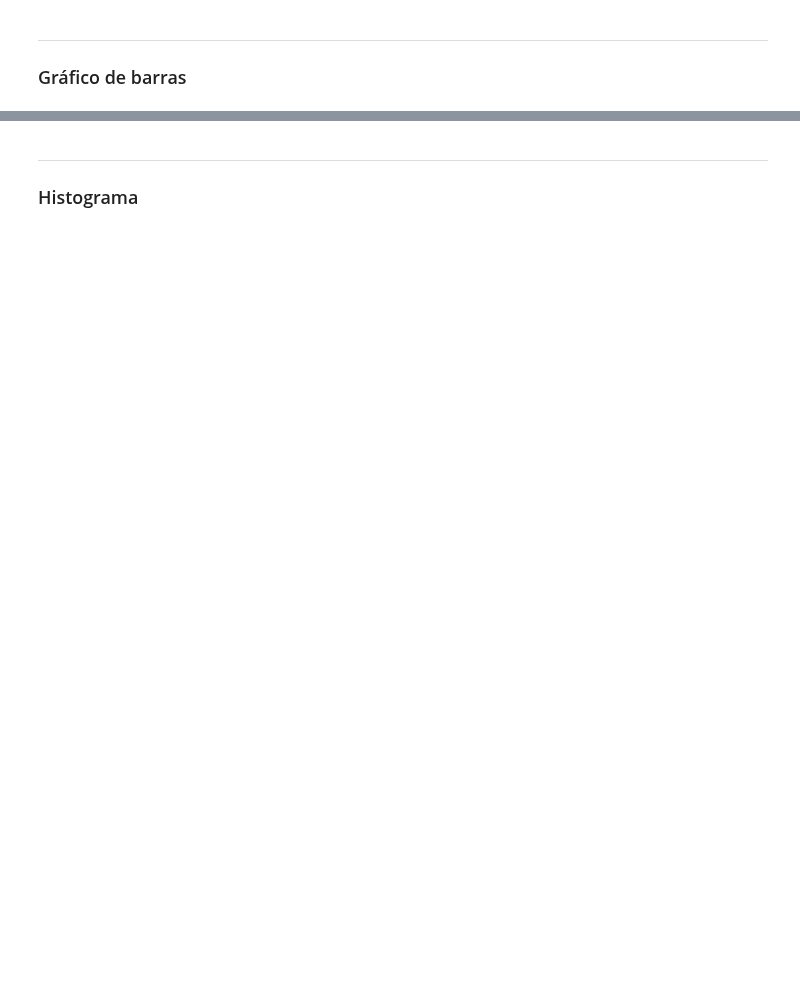
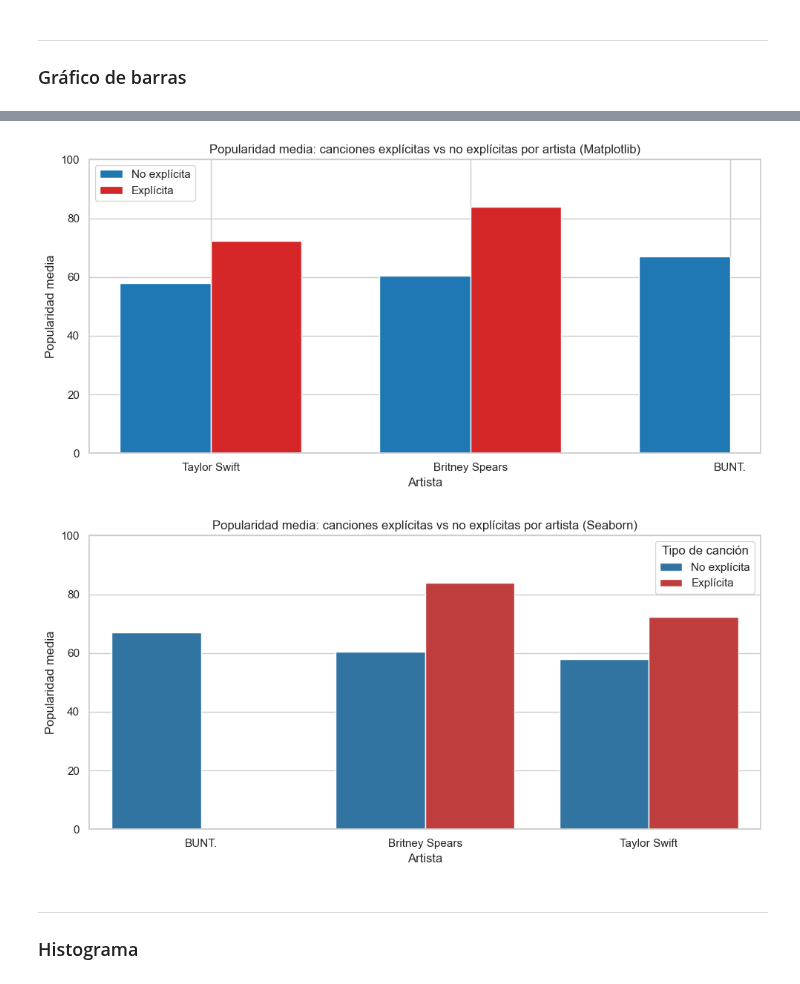
Before and after one commit to JavierPeraltaAzagra/Big-Data-e-IA, a Jupyter notebook: Programacion de IA/Seaborn/Trabajo grupal/04-Seaborn_Teoría.ipynb, the cells around one changed output, grey strips where cells are left out. Drawn from its saved outputs; the diff is of its cells as text; code cells hidden in the pictures; blank space fills up the shorter version.

```diff
--- a/Programacion de IA/Seaborn/Trabajo grupal/04-Seaborn_Teoría.ipynb
+++ b/Programacion de IA/Seaborn/Trabajo grupal/04-Seaborn_Teoría.ipynb
@@ -145,3 +126,60 @@ Passing `palette` without assigning `hue` is deprecated and will be removed in v
+# %%
+# Filtramos los artistas que queremos comparar
+artists = ['Taylor Swift', 'Britney Spears', 'BUNT.']
+df_subset = df[df['artist_name'].isin(artists)]
+# Matplotlib
+width = 0.35  # ancho de cada barra
+x = range(len(artists))
+
+# Calculamos los valores para explícitas y no explícitas
+vals_no_exp = []
+vals_exp = []
+# En Matplotlib no existe un parámetro 'hue' automático.
+# Para barras agrupadas, necesitamos calcular manualmente los valores
+# de cada subcategoría (explícitas/ no explícitas) y ajustar las posiciones.
+for artist in artists:
+    df_artist = df[df['artist_name']==artist]
+    vals_no_exp.append(df_artist[df_artist['explicit']==False]['track_popularity'].mean())
+    vals_exp.append(df_artist[df_artist['explicit']==True]['track_popularity'].mean())
+
+plt.figure(figsize=(10,5))
+plt.bar([i - width/2 for i in x], vals_no_exp, width=width, color='tab:blue', label='No explícita')
+plt.bar([i + width/2 for i in x], vals_exp, width=width, color='tab:red', label='Explícita')
+
+plt.xticks(x, artists)
+plt.ylim(0,100)
+plt.xlabel("Artista")
+plt.ylabel("Popularidad media")
+plt.title("Popularidad media: canciones explícitas vs no explícitas por artista (Matplotlib)")
+plt.legend()
+plt.tight_layout()
+plt.show()
+
+
+# Seaborn
+
+# Preparamos datos: promedio por artista y explicit
+group = (df_subset.groupby(['artist_name','explicit'], as_index=False)['track_popularity']
+         .mean()
+         .rename(columns={'track_popularity':'avg_popularity'}))
+group['label'] = group['explicit'].map({False:'No explícita', True:'Explícita'})
+
+# Gráfico de barras
+sns.set_theme(style="whitegrid")
+plt.figure(figsize=(10,5))
+##podemos cambiar facil el orden, incluso del hue -- dodge --> para que nos e solapen
+sns.barplot(x='artist_name', y='avg_popularity', hue='label', data=group, palette=['tab:blue','tab:red'],hue_order=['No explícita','Explícita'])
+
+plt.ylim(0,100)
+plt.xlabel("Artista")
+plt.ylabel("Popularidad media")
+plt.title("Popularidad media: canciones explícitas vs no explícitas por artista (Seaborn)")
+plt.legend(title="Tipo de canción")
+plt.tight_layout()
+plt.show()
+# %% [output]
+[figure, added]
+[figure, added]
 # %% [markdown]
 ---
 ### Histograma
```
Also changed, not shown: parts of 13 cells of this notebook, 4 other files.
